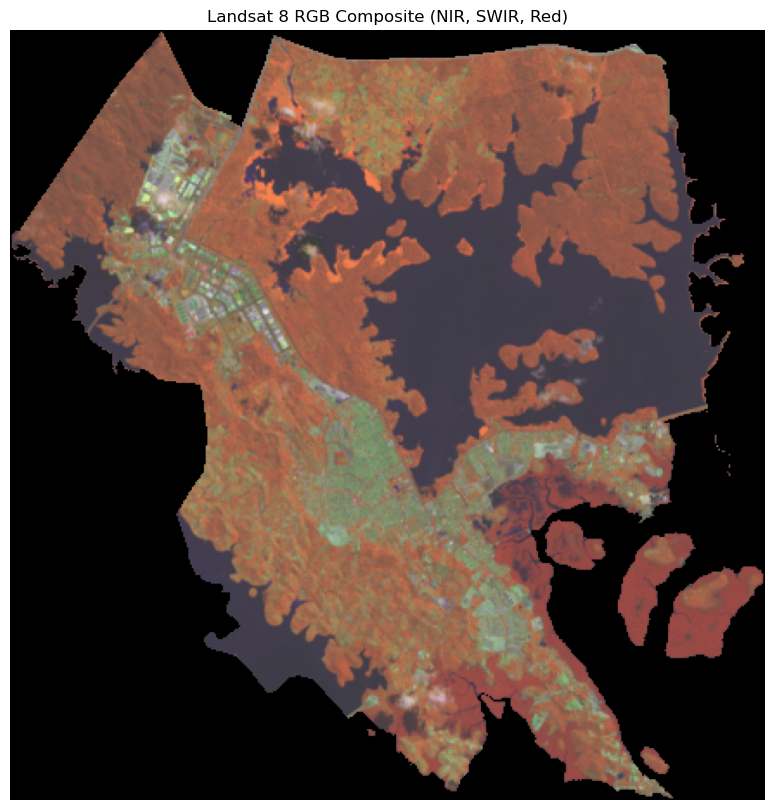
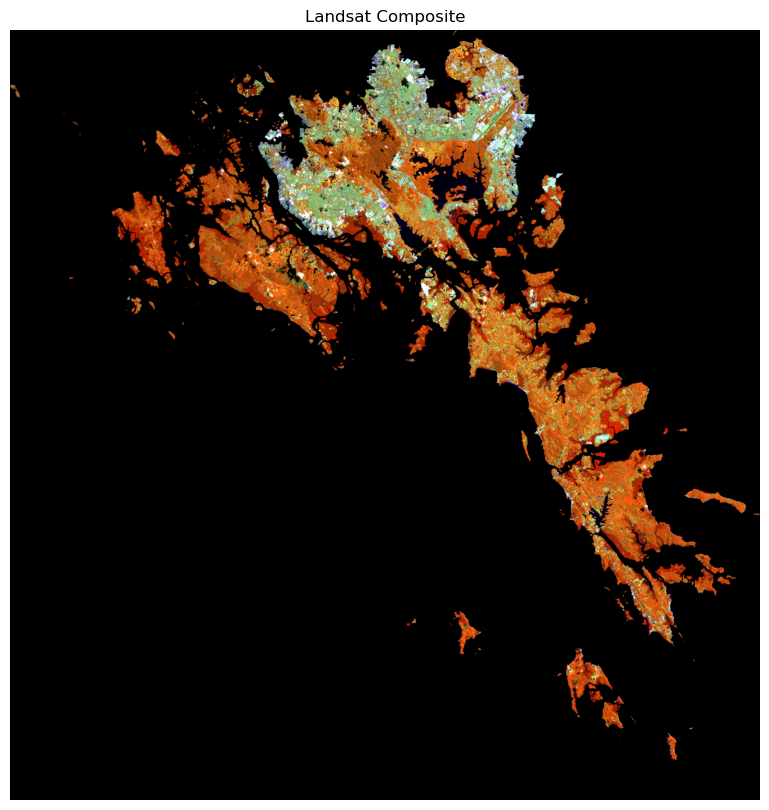
The notebook cell's code change between the first figure and the second:
--- before
+++ after
@@ -7,53 +7,78 @@
 import matplotlib.pyplot as plt
 
+# identify the boundaries
+kota_utm = gpd.read_file('../data/boundaries/KOTA BATAM/kota_utm.geojson')
+case_kota = kota_utm.copy()
 
 kecamatan_utm = gpd.read_file('../data/boundaries/KOTA BATAM/kecamatan_utm.geojson')
-bound = kecamatan_utm['NAMOBJ'] == 'Sei Beduk'
+case_kecamatan = kecamatan_utm[
+    kecamatan_utm['NAMOBJ'] == 'Sei Beduk'
+].copy()
 
-#read data landasat 8
-lc08_path = '/Volumes/HOLMES/SATELLITE/landsat/20250706'
-b1 = rio.open(f'{lc08_path}/LC09_L2SP_125059_20250706_20250707_02_T1_SR_B1.TIF')
-b2 = rio.open(f'{lc08_path}/LC09_L2SP_125059_20250706_20250707_02_T1_SR_B2.TIF')
-b3 = rio.open(f'{lc08_path}/LC09_L2SP_125059_20250706_20250707_02_T1_SR_B3.TIF')
-b4 = rio.open(f'{lc08_path}/LC09_L2SP_125059_20250706_20250707_02_T1_SR_B4.TIF')
-b5 = rio.open(f'{lc08_path}/LC09_L2SP_125059_20250706_20250707_02_T1_SR_B5.TIF')
-b6 = rio.open(f'{lc08_path}/LC09_L2SP_125059_20250706_20250707_02_T1_SR_B6.TIF')
-b7 = rio.open(f'{lc08_path}/LC09_L2SP_125059_20250706_20250707_02_T1_SR_B7.TIF')
+# read data landasat collection
+# detect landsat directory and simplify it, you can change based on your path
+lc_path = '/Volumes/HOLMES/SATELLITE/landsat/20250706'
 
-#clip raster to kecamataan_utm (bound)
-clip_b1, _ = mask(b1, kecamatan_utm[bound].geometry, crop=True)
-clip_b2, _ = mask(b2, kecamatan_utm[bound].geometry, crop=True)
-clip_b3, _ = mask(b3, kecamatan_utm[bound].geometry, crop=True)
-clip_b4, _ = mask(b4, kecamatan_utm[bound].geometry, crop=True)
-clip_b5, _ = mask(b5, kecamatan_utm[bound].geometry, crop=True)
-clip_b6, _ = mask(b6, kecamatan_utm[bound].geometry, crop=True)
-clip_b7, _ = mask(b7, kecamatan_utm[bound].geometry, crop=True)
+bands = {}
+for band in range (1,8):
+    bands[band] = rio.open(
+        f"{lc_path}/LC09_L2SP_125059_20250706_20250707_02_T1_SR_B{band}.TIF"
+    )
 
-#array to uint8
-arr_b1 = clip_b1[0].astype('float32')
-arr_b2 = clip_b2[0].astype('float32')
-arr_b3 = clip_b3[0].astype('float32')
-arr_b4 = clip_b4[0].astype('float32')
-arr_b5 = clip_b5[0].astype('float32')
-arr_b6 = clip_b6[0].astype('float32')
-arr_b7 = clip_b7[0].astype('float32')
+# clip raster to case 
+def clip_band(src, boundary):
+    clipped, transform = mask(
+        src,
+        boundary.geometry,
+        crop=True
+    )
 
-#normalize to 0-255
-def normalize(arr):
-    return (arr - arr.min()) / (arr.max() - arr.min()) * 255
-norm_b1 = normalize(arr_b1).astype('uint8')
-norm_b2 = normalize(arr_b2).astype('uint8')
-norm_b3 = normalize(arr_b3).astype('uint8')
-norm_b4 = normalize(arr_b4).astype('uint8')
-norm_b5 = normalize(arr_b5).astype('uint8')
-norm_b6 = normalize(arr_b6).astype('uint8')
-norm_b7 = normalize(arr_b7).astype('uint8')
+    return clipped[0], transform 
 
-#compoosite RGB
-rgb = np.dstack((norm_b5, norm_b6, norm_b4)).squeeze()  # Band 5 (NIR), Band 6 (SWIR), Band 4 (Red)
+clipped = {}
+
+for band in bands:
+    clipped[band], transform = clip_band(
+        bands[band],
+        case_kota
+    )
+
+# Bands composite visualization
+def scale_sr(arr):
+    return arr * 0.0000275 - 0.2
+
+analysis = {}
+for band in clipped:
+
+    analysis[band] = scale_sr(
+        clipped[band].astype("float32")
+    )
+
+def stretch(arr):
+    valid = arr[arr > 0]
+    p2 = np.percentile(valid, 2)
+    p98 = np.percentile(valid, 98)
+    arr = np.clip(arr, p2, p98)
+    arr = (
+        arr - p2
+    ) / (
+        p98 - p2
+    )
+
+    return arr
+
+#Visulaize
+rgb = np.dstack(
+    (
+        stretch(analysis[5]),
+        stretch(analysis[6]),
+        stretch(analysis[4])
+    )
+)
+
 #plot RGB
 plt.figure(figsize=(10, 10))
 plt.imshow(rgb)
-plt.title('Landsat 8 RGB Composite (NIR, SWIR, Red)')
+plt.title('Landsat Composite')
 plt.axis('off')
 plt.show()

Commit: 20260614